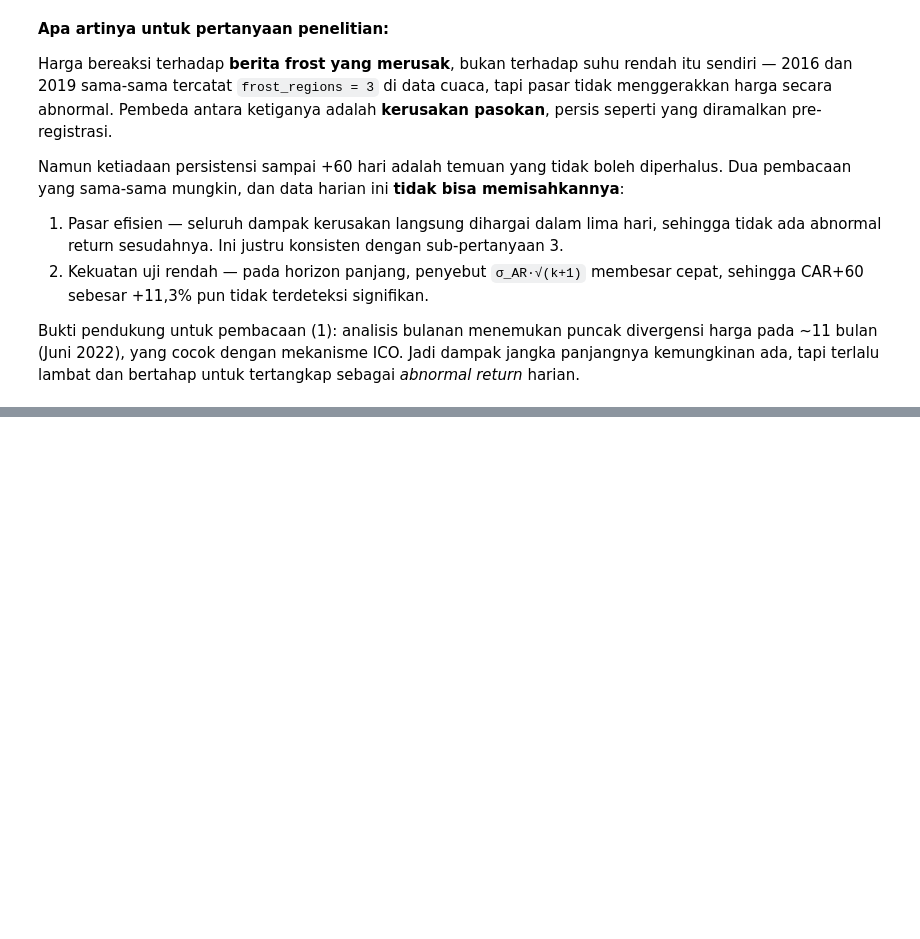
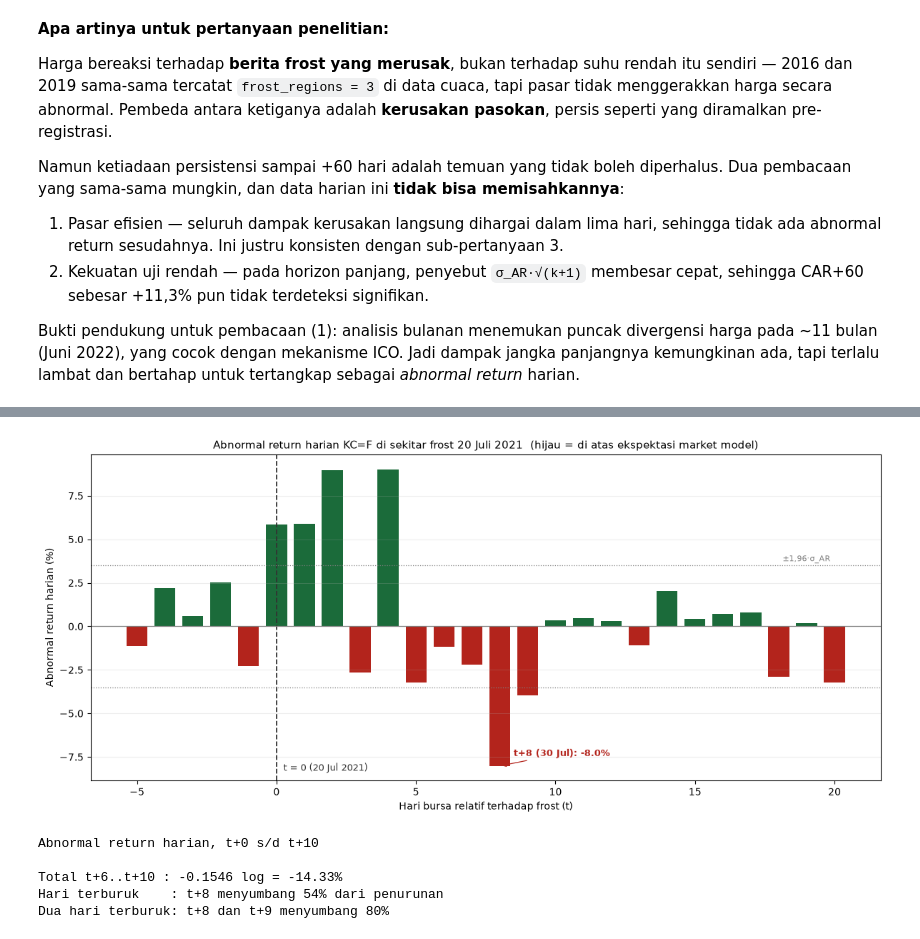
Before and after one commit to ixircs/coffee, a Jupyter notebook: notebooks/04_daily_event_study.ipynb, the cells around one changed output, grey strips where cells are left out. Drawn from its saved outputs; the diff is of its cells as text; code cells hidden in the pictures; blank space fills up the shorter version.

Commit message:
Show the give-back is one day, not noise: t+8 alone is 54% of it

```diff
--- a/notebooks/04_daily_event_study.ipynb
+++ b/notebooks/04_daily_event_study.ipynb
@@ -326,0 +340,66 @@ return* harian.
+# %%
+res_2021 = results[("2021-07", "(a) market model")]
+ar = res_2021["ar"]
+sigma = res_2021["sigma_ar"]
+
+trading_days = returns.index
+t0_pos = trading_days.searchsorted(res_2021["t0_date"])
+
+bar_range = ar.loc[-5:20]
+colours_bar = ["#1B6B3A" if v >= 0 else "#B3241C" for v in bar_range.values]
+
+fig, ax = plt.subplots(figsize=(12, 5.5))
+ax.bar(bar_range.index, (np.exp(bar_range.values) - 1) * 100, color=colours_bar, width=0.75)
+ax.axvline(0, color="#333", ls="--", lw=1.3)
+ax.axhline(0, color="grey", lw=0.9)
+ax.axhline(1.96 * sigma * 100, color="grey", ls=":", lw=0.9)
+ax.axhline(-1.96 * sigma * 100, color="grey", ls=":", lw=0.9)
+ax.annotate("±1,96·σ_AR", xy=(20, 1.96 * sigma * 100), xytext=(-4, 4),
+            textcoords="offset points", fontsize=8, color="grey", ha="right")
+ax.annotate("t = 0 (20 Jul 2021)", xy=(0, ax.get_ylim()[0]), xytext=(7, 8),
+            textcoords="offset points", fontsize=9, va="bottom", color="#333")
+
+worst = bar_range.idxmin()
+ax.annotate(f"t+{worst} ({trading_days[t0_pos + worst]:%d %b}): {(np.exp(bar_range.min()) - 1) * 100:.1f}%",
+            xy=(worst, (np.exp(bar_range.min()) - 1) * 100), xytext=(14, 10),
+            textcoords="offset points", fontsize=9, color="#B3241C", weight="bold",
+            arrowprops=dict(arrowstyle="->", color="#B3241C", lw=0.9))
+
+ax.set_title("Abnormal return harian KC=F di sekitar frost 20 Juli 2021"
+             "  (hijau = di atas ekspektasi market model)", fontsize=11)
+ax.set_xlabel("Hari bursa relatif terhadap frost (t)")
+ax.set_ylabel("Abnormal return harian (%)")
+ax.grid(alpha=0.22, axis="y")
+fig.tight_layout()
+fig.savefig(FIG_DIR / "daily_ar_2021.png", dpi=150)
+plt.show()
+# %% [output]
+[figure, added]
+# %%
+rows = []
+for k in range(0, 11):
+    value = ar.loc[k]
+    rows.append({
+        "t": f"t+{k}",
+        "tanggal": f"{trading_days[t0_pos + k]:%Y-%m-%d %a}",
+        "AR (log)": value,
+        "AR (%)": (np.exp(value) - 1) * 100,
+        "t-stat": value / sigma,
+        "signifikan": "***" if abs(value / sigma) > 2.58 else ("**" if abs(value / sigma) > 1.96 else ""),
+    })
+daily_ar = pd.DataFrame(rows).set_index("t")
+print("Abnormal return harian, t+0 s/d t+10")
+print()
+
+give_back = ar.loc[6:10]
+print(f"Total t+6..t+10 : {give_back.sum():+.4f} log = {(np.exp(give_back.sum()) - 1) * 100:+.2f}%")
+print(f"Hari terburuk    : t+{give_back.idxmin()} menyumbang "
+      f"{100 * give_back.min() / give_back.sum():.0f}% dari penurunan")
+print(f"Dua hari terburuk: t+{give_back.nsmallest(2).index[0]} dan t+{give_back.nsmallest(2).index[1]} "
+      f"menyumbang {100 * give_back.nsmallest(2).sum() / give_back.sum():.0f}%")
+# %% [output]
+Abnormal return harian, t+0 s/d t+10
+
+Total t+6..t+10 : -0.1546 log = -14.33%
+Hari terburuk    : t+8 menyumbang 54% dari penurunan
+Dua hari terburuk: t+8 dan t+9 menyumbang 80%
```
Also changed, not shown: parts of 4 cells of this notebook, 2 other files.
